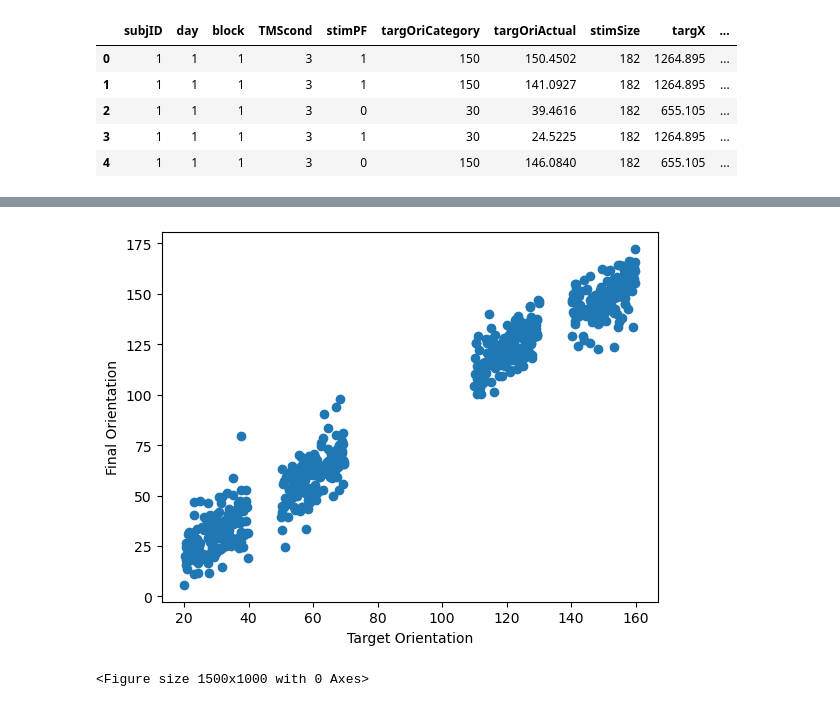
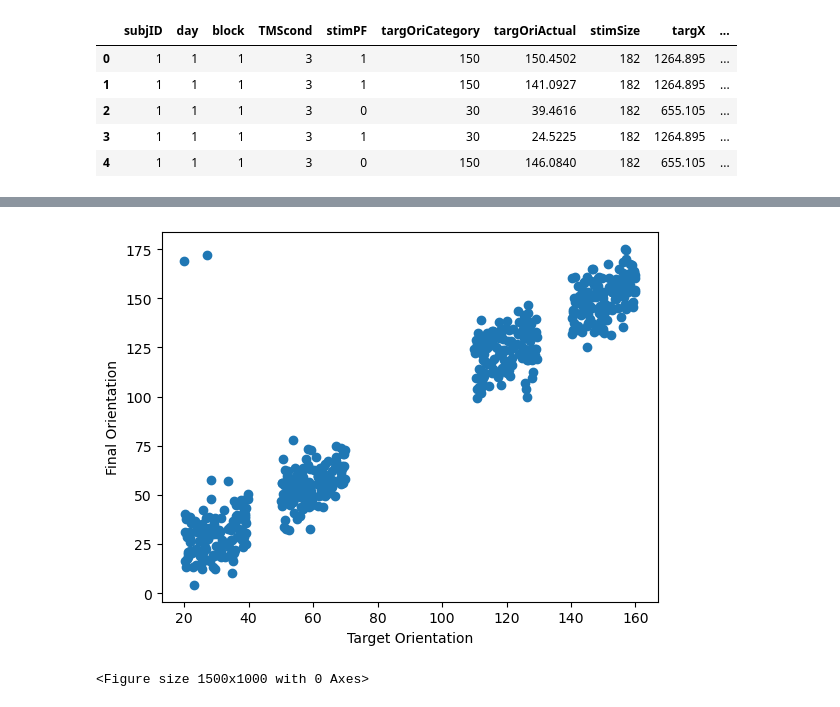
Before and after one commit to mindemory/srh_ori, a Jupyter notebook: oriAnalysis/analyzeBehav/behavAnalysis.ipynb, the cells around one changed output, grey strips where cells are left out. Cells and saved outputs as stored; diff of their text form; code cells hidden in the pictures.

```diff
--- a/oriAnalysis/analyzeBehav/behavAnalysis.ipynb
+++ b/oriAnalysis/analyzeBehav/behavAnalysis.ipynb
@@ -144,12 +125,12 @@ plt.show()
 # %%
-df_temp = df[df['subjID']==1].copy()
+df_temp = df[df['subjID']==7].copy()
 plt.figure()
 plt.plot(df_temp['targOriActual'], df_temp['finalOri'], 'o')
 plt.xlabel('Target Orientation')
 plt.ylabel('Final Orientation')
 plt.show()
 # %% [output]
-[figure, old version]
+[figure, new version]
 # %%
 plt.figure(figsize=(15, 10))
 sns.pairplot(df[exploratory_cols])
```
Also changed, not shown: parts of 9 cells of this notebook, 1 other file.
